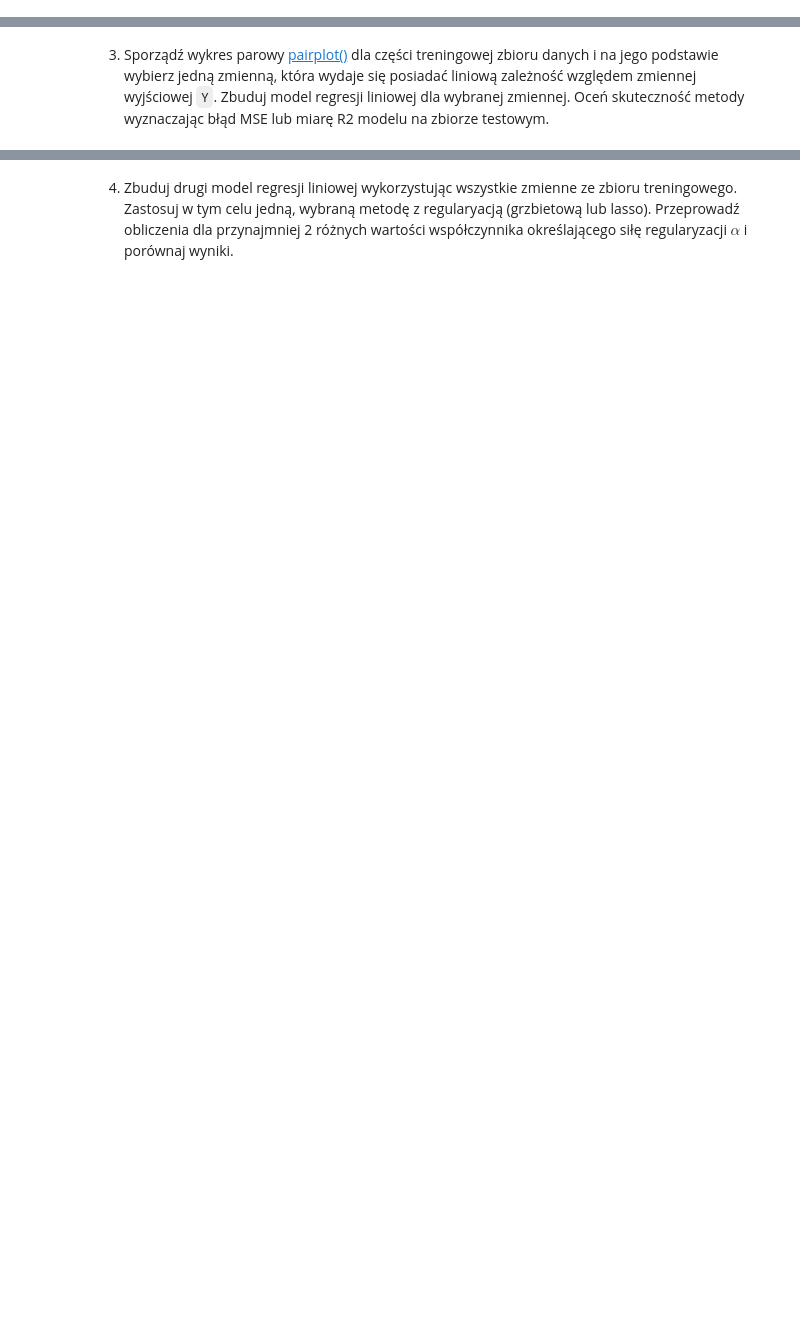
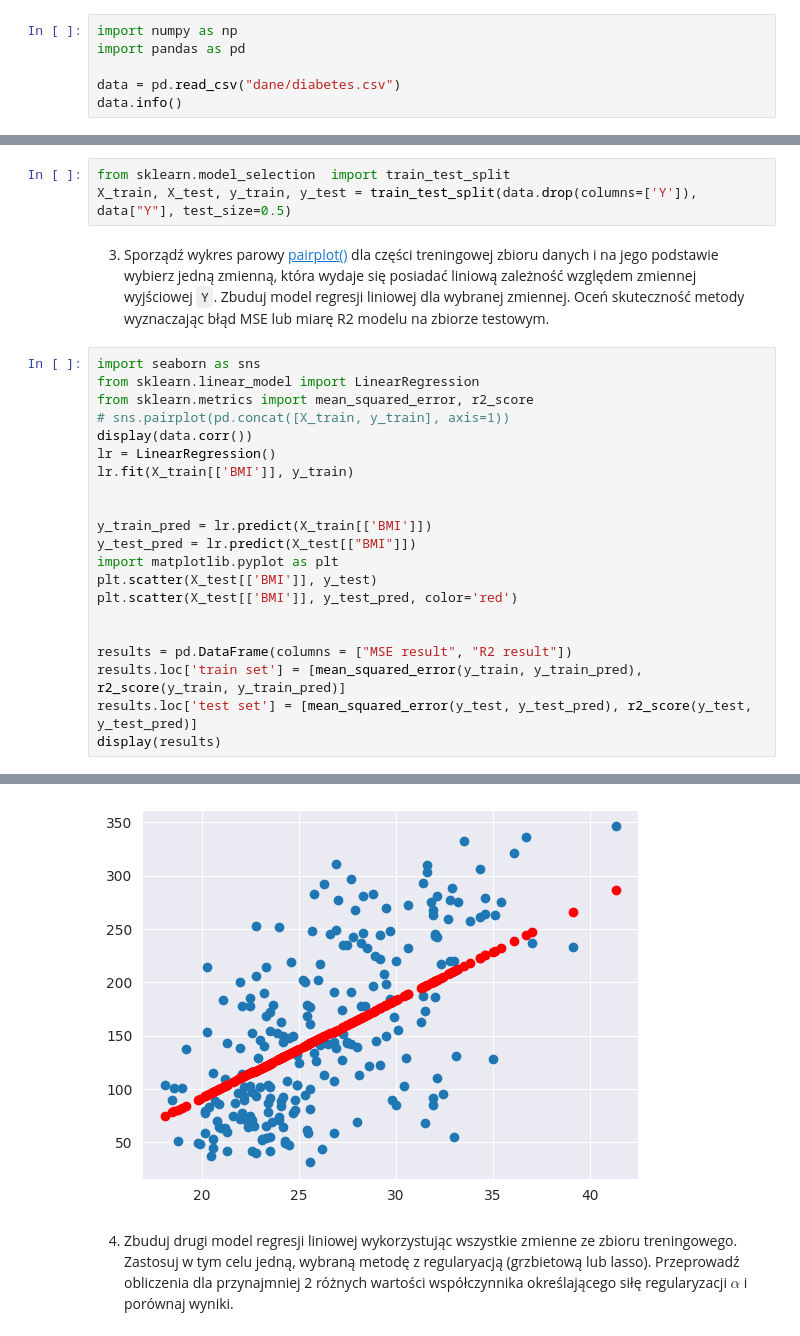
Before and after one commit to IS-UMK/lab-05-regresja-yanlukashevich, a Jupyter notebook: 05_regresja.ipynb, the cells around one changed output, grey strips where cells are left out. Drawn from its saved outputs; the diff is of its cells as text; blank space fills up the shorter version.

```diff
--- a/05_regresja.ipynb
+++ b/05_regresja.ipynb
@@ -749,3 +749,9 @@ plt.legend(loc='lower left');
 Plik [dane/diabetes.csv](dane/diabetes.csv)zawiera dane `n=442` pacjentów chorych na cukrzycę (`diabetes`). Każdy przypadek opisany jest 10 zmiennymi numerycznymi:  wiek (`AGE`), płeć (`SEX`), wskaźnik masy ciała (`BMI`), średnie ciśnienie krwi (`BP`) i sześć pomiarów surowicy krwi (`S1 S2 S3 S4 S5 S6`). Ostatnia kolumna (zmienna `Y`) zawiera wartości określające stopnień zaawansowania choroby. Zadanie polega na zbudowaniu modeli regresji liniowej przewidujących wartość zmiennej `Y` zgodnie z poniższymi wytycznymi.
 
 1. Wczytaj plik i sprawdź, czy w danych występują braki oraz sprawdź, czy wszystkie zmienne są wartościami numerycznymi. Jeżeli zajdzie potrzeba usuń obserwacje zawierające braki a zmienne przetransformuj do postaci numerycznej.
+# %%
+import numpy as np
+import pandas as pd
+
+data = pd.read_csv("dane/diabetes.csv")
+data.info()
@@ -752,5 +777,30 @@ Plik [dane/diabetes.csv](dane/diabetes.csv)zawiera dane `n=442` pacjentów chory
 # %% [markdown]
 2. Podziel dane w sposób losowy na dwie części: treningową i testową w stosunku 50%/50%.
 Do podziału danych możesz wykorzystać funkcję [train_test_split()](https://scikit-learn.org/stable/modules/generated/sklearn.model_selection.train_test_split.html) z pakietu scikit-learn.
+# %%
+from sklearn.model_selection  import train_test_split
+X_train, X_test, y_train, y_test = train_test_split(data.drop(columns=['Y']), data["Y"], test_size=0.5)
 # %% [markdown]
 3. Sporządź wykres parowy [pairplot()](https://seaborn.pydata.org/generated/seaborn.pairplot.html) dla części treningowej zbioru danych i na jego podstawie wybierz jedną zmienną, która wydaje się posiadać liniową zależność względem zmiennej wyjściowej `Y`. Zbuduj model regresji liniowej dla wybranej zmiennej. Oceń skuteczność metody wyznaczając  błąd MSE lub miarę R2 modelu na zbiorze testowym.
+# %%
+import seaborn as sns
+from sklearn.linear_model import LinearRegression
+from sklearn.metrics import mean_squared_error, r2_score
+# sns.pairplot(pd.concat([X_train, y_train], axis=1))
+display(data.corr())
+lr = LinearRegression()
+lr.fit(X_train[['BMI']], y_train)
+
+
+y_train_pred = lr.predict(X_train[['BMI']])
+y_test_pred = lr.predict(X_test[["BMI"]])
+import matplotlib.pyplot as plt
+plt.scatter(X_test[['BMI']], y_test)
+plt.scatter(X_test[['BMI']], y_test_pred, color='red')
+
+
+results = pd.DataFrame(columns = ["MSE result", "R2 result"])
+results.loc['train set'] = [mean_squared_error(y_train, y_train_pred), r2_score(y_train, y_train_pred)]
+results.loc['test set'] = [mean_squared_error(y_test, y_test_pred), r2_score(y_test, y_test_pred)]
+display(results)
+# %% [output]
@@ -757,2 +822,3 @@ Do podziału danych możesz wykorzystać funkcję [train_test_split()](https://s
+[figure, added]
 # %% [markdown]
 4. Zbuduj drugi model regresji liniowej wykorzystując wszystkie zmienne ze zbioru treningowego.  Zastosuj w tym celu jedną, wybraną metodę z regularyacją (grzbietową lub lasso). Przeprowadź obliczenia dla przynajmniej 2 różnych wartości współczynnika określającego siłę regularyzacji $\alpha$ i porównaj wyniki.
```
Also changed, not shown: parts of 16 cells of this notebook.
